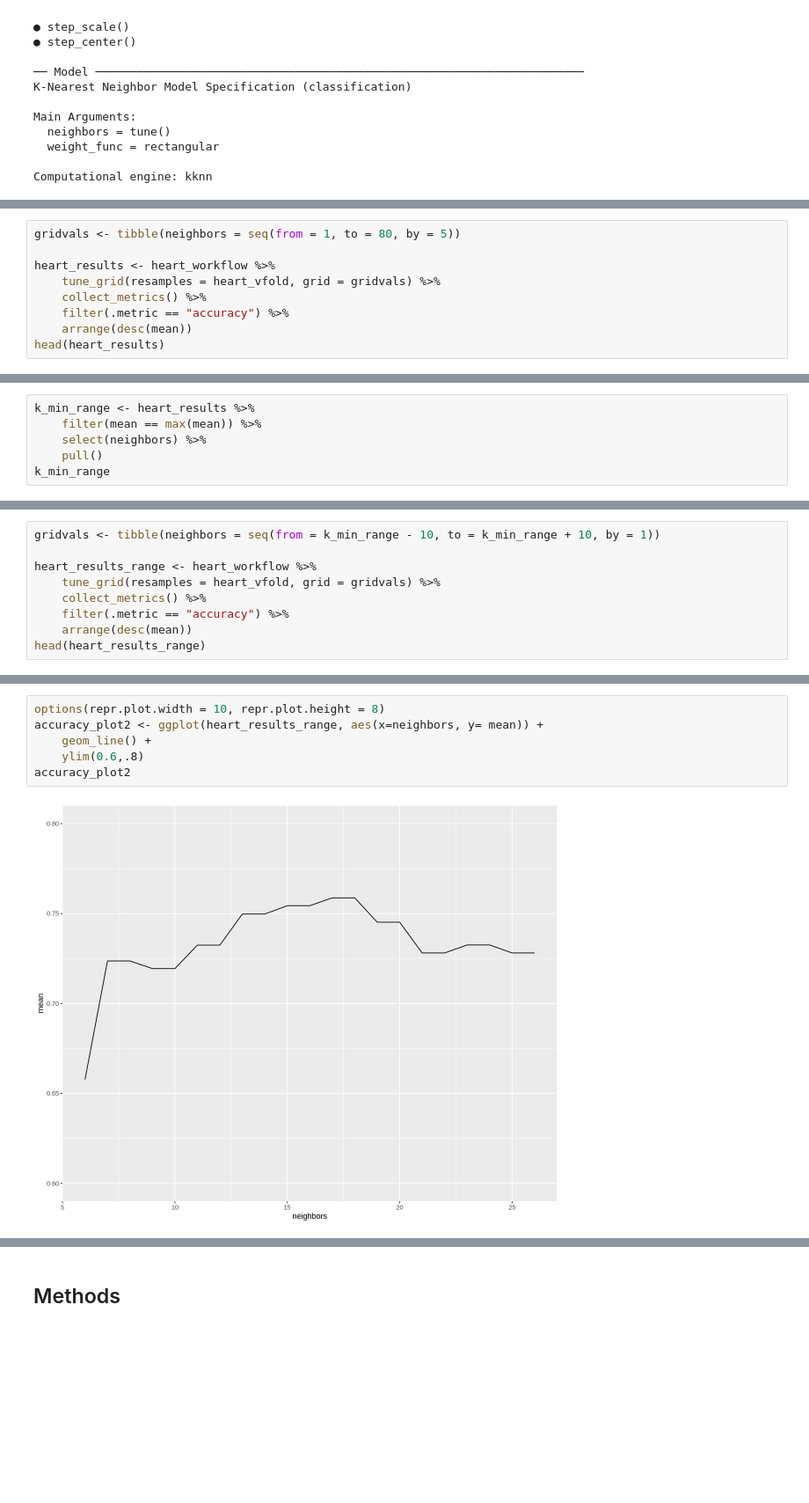
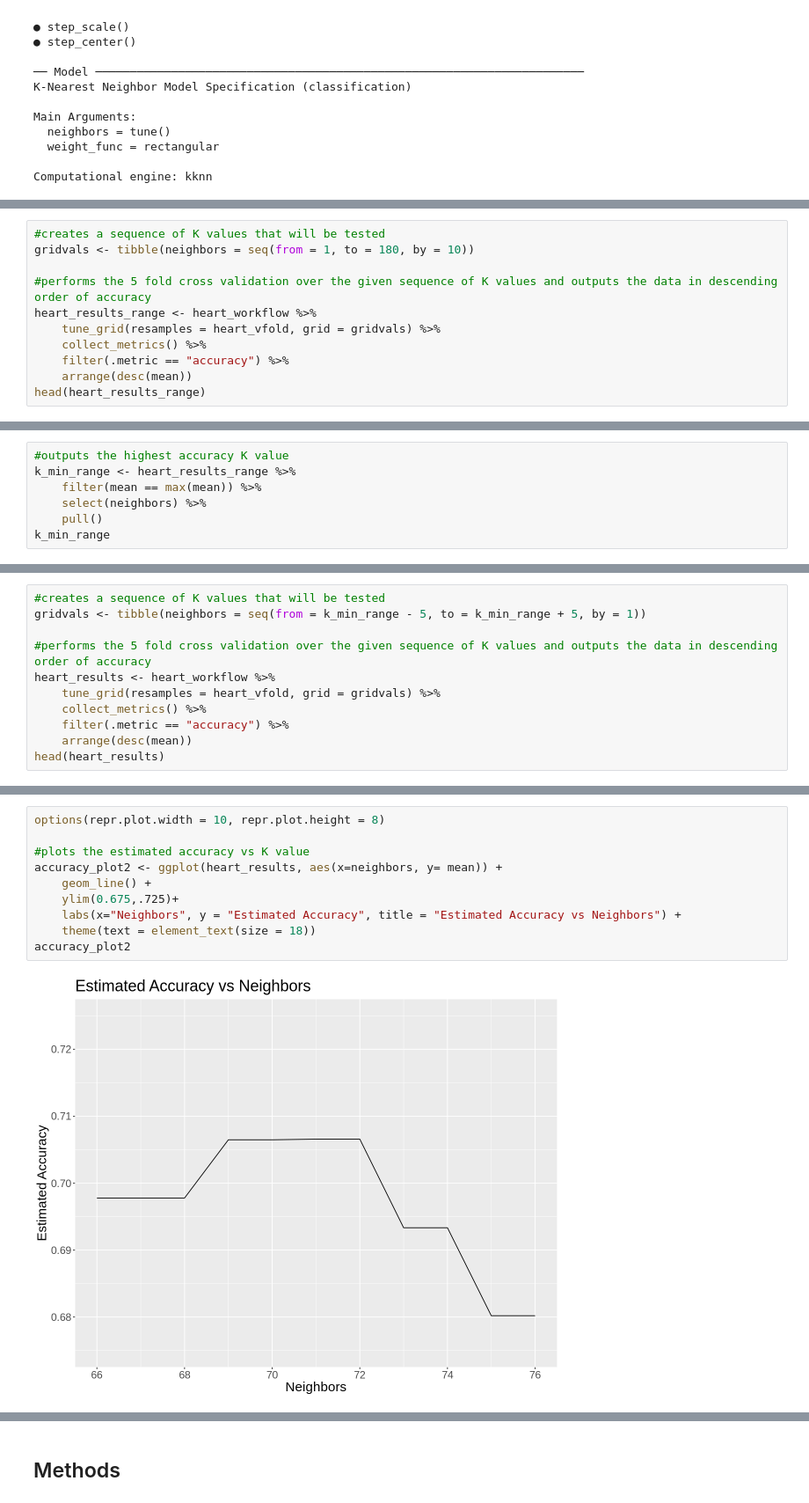
Before and after one commit to jamiema1/Predicting-Heart-Disease-with-KNN-Algorithm, a Jupyter notebook: final_report.ipynb, the cells around one changed output, grey strips where cells are left out. Shown at 88% size. Saved outputs shown, nothing was run; the diff lists cells and outputs as text; blank space fills up the shorter version.

```diff
--- a/final_report.ipynb
+++ b/final_report.ipynb
@@ -301,12 +301,14 @@ Lastly, to determine the general range of optimal K values, we want to test a wi
 # %%
-gridvals <- tibble(neighbors = seq(from = 1, to = 80, by = 5))
+#creates a sequence of K values that will be tested
+gridvals <- tibble(neighbors = seq(from = 1, to = 180, by = 10))
 
-heart_results <- heart_workflow %>%
+#performs the 5 fold cross validation over the given sequence of K values and outputs the data in descending order of accuracy
+heart_results_range <- heart_workflow %>%
     tune_grid(resamples = heart_vfold, grid = gridvals) %>%
     collect_metrics() %>%
     filter(.metric == "accuracy") %>%
     arrange(desc(mean))
-head(heart_results)
+head(heart_results_range)
 # %% [output]
 A tibble: 6 × 7
 | neighbors | .metric | .estimator | mean | n | std_err | .config |
@@ -328,5 +334,6 @@ accuracy_plot
 # %%
-k_min_range <- heart_results %>%
+#outputs the highest accuracy K value
+k_min_range <- heart_results_range %>%
     filter(mean == max(mean)) %>%
     select(neighbors) %>%
     pull()
@@ -336,12 +345,14 @@ k_min_range
 # %%
-gridvals <- tibble(neighbors = seq(from = k_min_range - 10, to = k_min_range + 10, by = 1))
+#creates a sequence of K values that will be tested
+gridvals <- tibble(neighbors = seq(from = k_min_range - 5, to = k_min_range + 5, by = 1))
 
-heart_results_range <- heart_workflow %>%
+#performs the 5 fold cross validation over the given sequence of K values and outputs the data in descending order of accuracy
+heart_results <- heart_workflow %>%
     tune_grid(resamples = heart_vfold, grid = gridvals) %>%
     collect_metrics() %>%
     filter(.metric == "accuracy") %>%
     arrange(desc(mean))
-head(heart_results_range)
+head(heart_results)
 # %% [output]
 A tibble: 6 × 7
 | neighbors | .metric | .estimator | mean | n | std_err | .config |
@@ -355,9 +366,13 @@ A tibble: 6 × 7
 # %%
 options(repr.plot.width = 10, repr.plot.height = 8)
-accuracy_plot2 <- ggplot(heart_results_range, aes(x=neighbors, y= mean)) +
+
+#plots the estimated accuracy vs K value
+accuracy_plot2 <- ggplot(heart_results, aes(x=neighbors, y= mean)) +
     geom_line() +
-    ylim(0.6,.8)
+    ylim(0.675,.725)+
+    labs(x="Neighbors", y = "Estimated Accuracy", title = "Estimated Accuracy vs Neighbors") +
+    theme(text = element_text(size = 18))
 accuracy_plot2
 # %% [output]
-[figure, old version]
+[figure, new version]
 # %%
```
Also changed, not shown: parts of 17 cells of this notebook.
